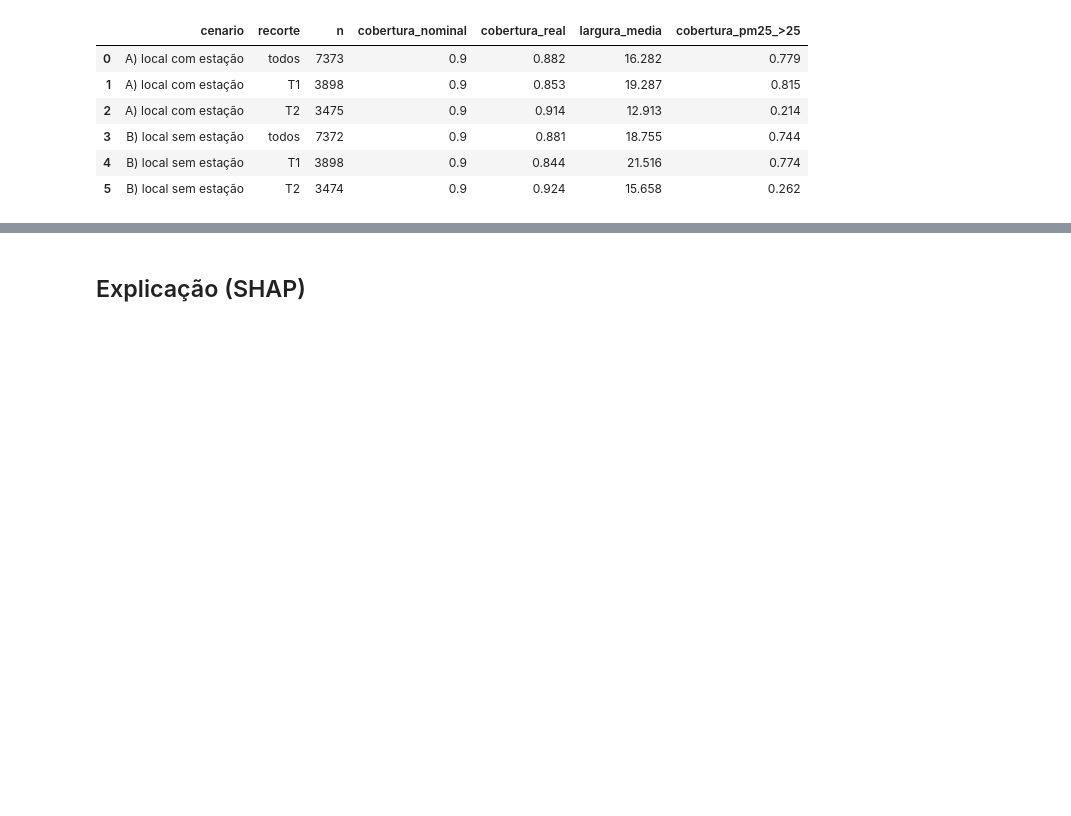
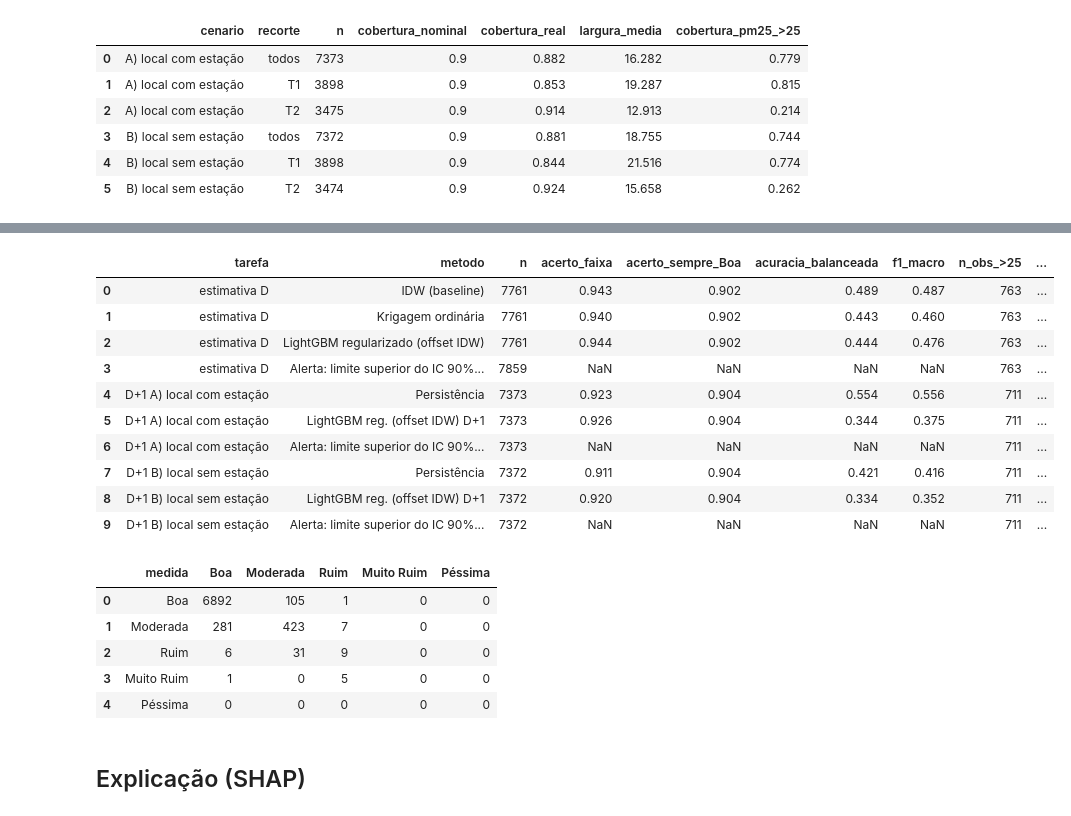
Before and after one commit to LucasBetioli123/AirIQ-SP, a Jupyter notebook: notebooks/02_modelo.ipynb, the cells around one changed output, grey strips where cells are left out. Cells and saved outputs as stored; diff of their text form; code cells hidden in the pictures; blank space fills up the shorter version.

```diff
--- a/notebooks/02_modelo.ipynb
+++ b/notebooks/02_modelo.ipynb
@@ -93,3 +97,23 @@ met('intervalos_d1.csv').round(3)
+# %%
+display(met('faixas_iqar.csv').round(3)); met('faixas_iqar_confusao.csv')
+# %% [output]
+|  | tarefa | metodo | n | acerto_faixa | acerto_sempre_Boa | acuracia_balanceada | f1_macro | n_obs_>25 | ... |
+| 0 | estimativa D | IDW (baseline) | 7761 | 0.943 | 0.902 | 0.489 | 0.487 | 763 | ... |
+| 1 | estimativa D | Krigagem ordinária | 7761 | 0.940 | 0.902 | 0.443 | 0.460 | 763 | ... |
+| 2 | estimativa D | LightGBM regularizado (offset IDW) | 7761 | 0.944 | 0.902 | 0.444 | 0.476 | 763 | ... |
+| 3 | estimativa D | Alerta: limite superior do IC 90%... | 7859 | NaN | NaN | NaN | NaN | 763 | ... |
+| 4 | D+1 A) local com estação | Persistência | 7373 | 0.923 | 0.904 | 0.554 | 0.556 | 711 | ... |
+| 5 | D+1 A) local com estação | LightGBM reg. (offset IDW) D+1 | 7373 | 0.926 | 0.904 | 0.344 | 0.375 | 711 | ... |
+| 6 | D+1 A) local com estação | Alerta: limite superior do IC 90%... | 7373 | NaN | NaN | NaN | NaN | 711 | ... |
+| 7 | D+1 B) local sem estação | Persistência | 7372 | 0.911 | 0.904 | 0.421 | 0.416 | 711 | ... |
+| 8 | D+1 B) local sem estação | LightGBM reg. (offset IDW) D+1 | 7372 | 0.920 | 0.904 | 0.334 | 0.352 | 711 | ... |
+| 9 | D+1 B) local sem estação | Alerta: limite superior do IC 90%... | 7372 | NaN | NaN | NaN | NaN | 711 | ... |
+|  | medida | Boa | Moderada | Ruim | Muito Ruim | Péssima |
+| 0 | Boa | 6892 | 105 | 1 | 0 | 0 |
+| 1 | Moderada | 281 | 423 | 7 | 0 | 0 |
+| 2 | Ruim | 6 | 31 | 9 | 0 | 0 |
+| 3 | Muito Ruim | 1 | 0 | 5 | 0 | 0 |
+| 4 | Péssima | 0 | 0 | 0 | 0 | 0 |
 # %% [markdown]
 ## Explicação (SHAP)
 # %%
```
Also changed, not shown: parts of 1 cell of this notebook, 9 other files.
